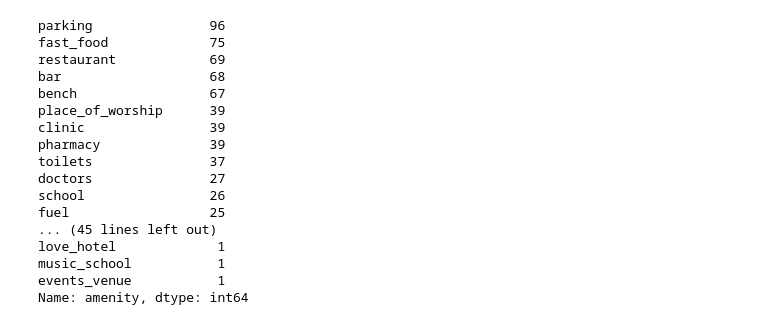
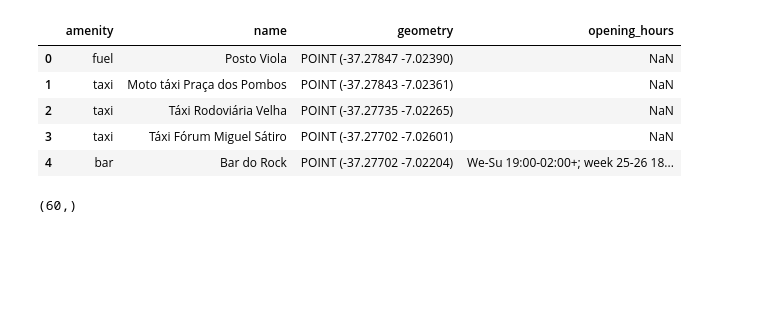
Before and after one commit to viniciuscva/mapdescriptor, a Jupyter notebook: descritor_de_mapas_v1.ipynb, the cells around one changed output. Cells and saved outputs as stored; diff of their text form; code cells hidden in the pictures; blank space fills up the shorter version.

```diff
--- a/descritor_de_mapas_v1.ipynb
+++ b/descritor_de_mapas_v1.ipynb
@@ -6,9 +6,12 @@ import matplotlib.pyplot as plt
 # %%
 # osmnx.geometries.geometries_from_bbox(north, south, east, west, tags)
 # https://www.mapsdirections.info/pt/coordenadas-gps.html
+# ANALISANDO CIDADE DE PATOS - PB
 north = -6.9875
 west = -37.3303
 south = -7.0882
 east = -37.2215
-geoms = ox.geometries.geometries_from_bbox(north, south, east, west, tags={'amenity':True})
+pois = ox.geometries.geometries_from_bbox(north, south, east, west, tags={'amenity':True})
+pois = pd.DataFrame(pois)
+pois.reset_index(inplace=True)
 # %%
@@ -47,23 +60,17 @@ geoms[geoms.geometry.apply(type).apply(str)=="<class 'shapely.geometry.polygon.P
+# %%
+pois = pois[['amenity', 'name', 'geometry', 'opening_hours']]
+pois.head()
+# %% [output]
+|  | amenity | name | geometry | opening_hours |
+| 0 | fuel | Posto Viola | POINT (-37.27847 -7.02390) | NaN |
+| 1 | taxi | Moto táxi Praça dos Pombos | POINT (-37.27843 -7.02361) | NaN |
+| 2 | taxi | Táxi Rodoviária Velha | POINT (-37.27735 -7.02265) | NaN |
+| 3 | taxi | Táxi Fórum Miguel Sátiro | POINT (-37.27702 -7.02601) | NaN |
+| 4 | bar | Bar do Rock | POINT (-37.27702 -7.02204) | We-Su 19:00-02:00+; week 25-26 18... |
 # %%
-geoms.amenity.value_counts()
+pois.amenity.value_counts().shape
 # %% [output]
-parking               96
-fast_food             75
-restaurant            69
-bar                   68
-bench                 67
-place_of_worship      39
-clinic                39
-pharmacy              39
-toilets               37
-doctors               27
-school                26
-fuel                  25
-... (45 lines left out)
-love_hotel             1
-music_school           1
-events_venue           1
-Name: amenity, dtype: int64
+(60,)
 # %%
 G = ox.graph_from_place('Centro, Patos, Paraíba, Brazil', network_type='drive')
 G = ox.project_graph(G)
```
Also changed, not shown: parts of 12 cells of this notebook, 9 other files.
